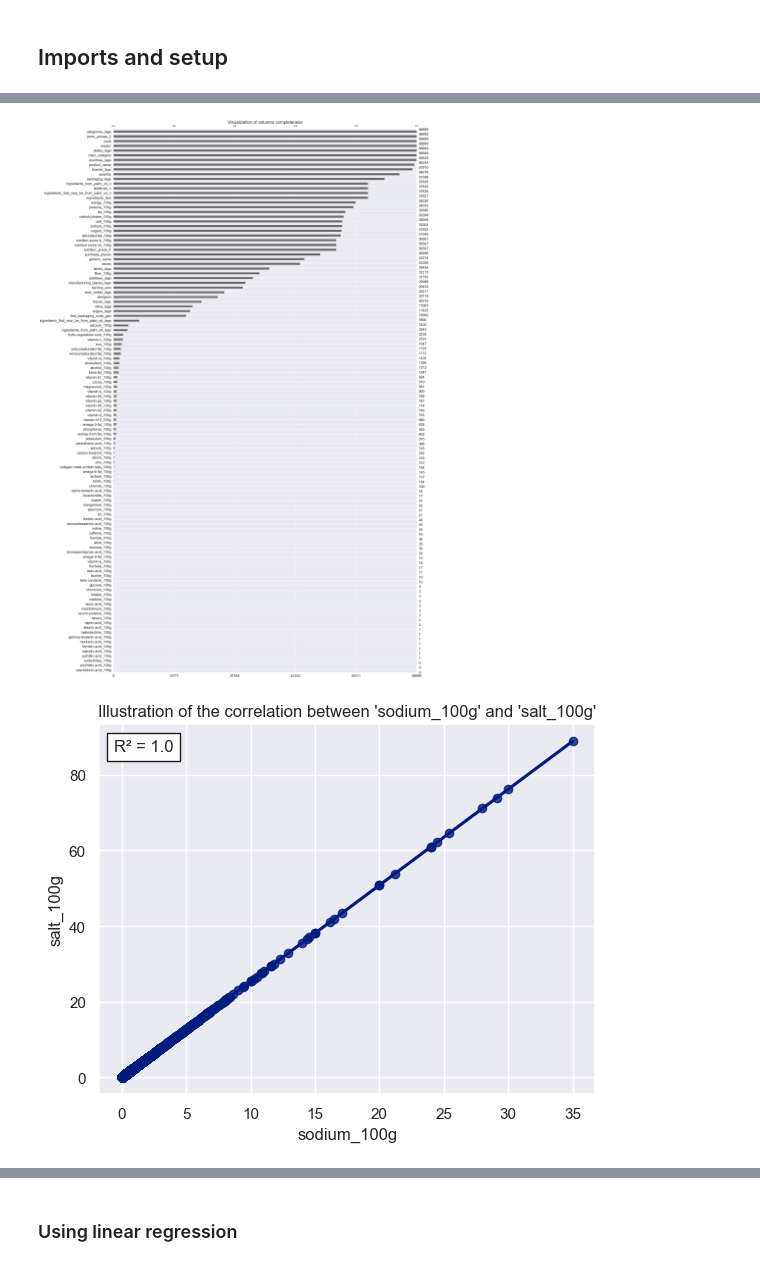
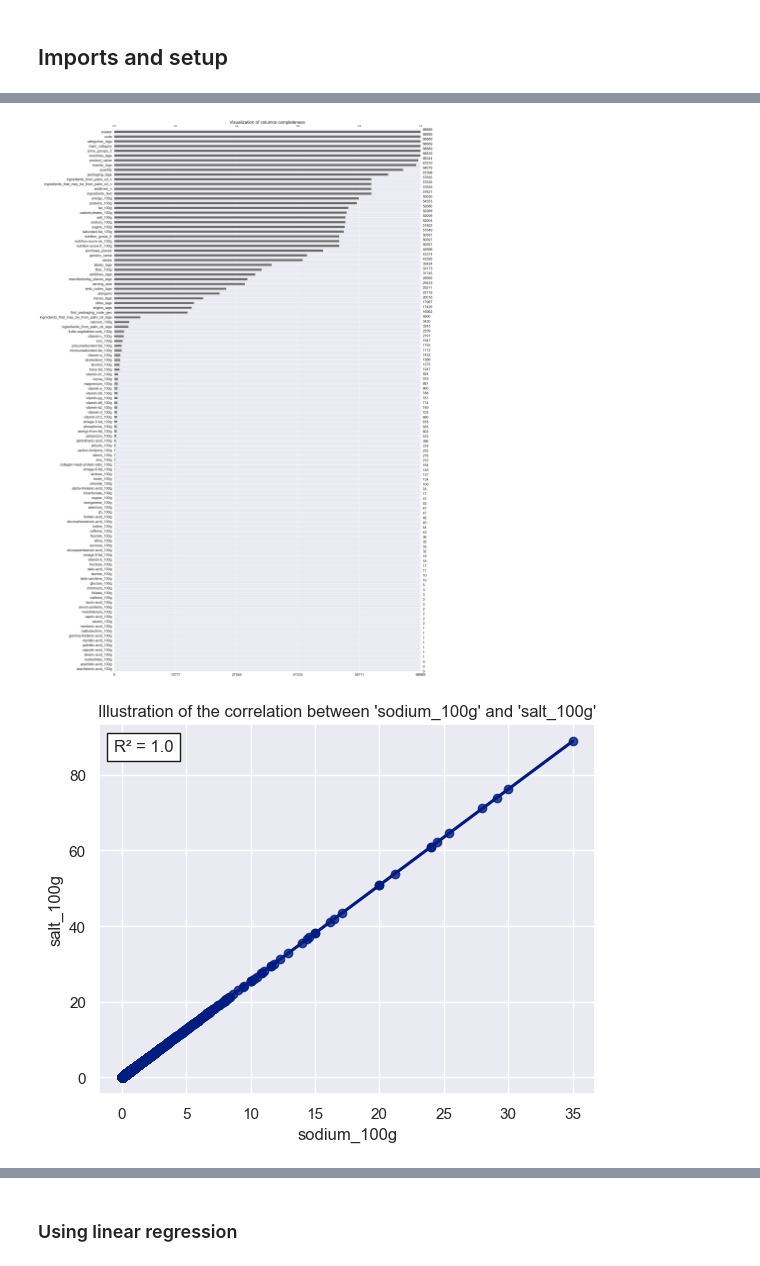
Before and after one commit to Unipto/DS_3, a Jupyter notebook: Preparez_des_donnees_pour_un_organisme_de_sante_publiques_CARRE_MAXIME/CARRE_MAXIME_1_notebook_test.ipynb, the cells around one changed output, grey strips where cells are left out. Drawn from its saved outputs; the diff is of its cells as text; code cells hidden in the pictures.

```diff
--- a/Preparez_des_donnees_pour_un_organisme_de_sante_publiques_CARRE_MAXIME/CARRE_MAXIME_1_notebook_test.ipynb
+++ b/Preparez_des_donnees_pour_un_organisme_de_sante_publiques_CARRE_MAXIME/CARRE_MAXIME_1_notebook_test.ipynb
@@ -267,7 +338,7 @@ products_object_columns = products_object_columns.dropna(axis='columns', how='al
 
 products_object_columns = find_hidden_missing_values(df=products_object_columns, standardize=True, print_result=False, impute_nan=True)
 
-# Replace objsct columns with the new object columns (with hiddent null values imputed as NaN)
+# Replace object columns with the new object columns (with hidden null values imputed as NaN)
 products[products_object_columns.columns] = products_object_columns
 
 products.drop(columns="additives", inplace=True)
@@ -322,7 +393,7 @@ def filter_to_keep_relevant_features(df: pd.DataFrame, target:str, visualize:boo
     features_data = filtered_products.drop(columns=target)
 
     # Define columns that will be irrelevant no matter what target is choosen.
-    always_irrelevant_columns = ["url", "last_modified_datetime", "last_modified_t", "created_datetime", "created_t", "image_url"]
+    always_irrelevant_columns = ["url", "last_modified_datetime", "last_modified_t", "created_datetime", "created_t", "image_url", "states_tags"]
 
     features_data.drop(columns=always_irrelevant_columns, inplace=True)
 
@@ -339,22 +410,6 @@ def filter_to_keep_relevant_features(df: pd.DataFrame, target:str, visualize:boo
 filtered_data = filter_to_keep_relevant_features(df=products, target="pnns_groups_1", visualize=True)
 test=filtered_data.copy()
 
-def formatString(s:str):
-    s = s.replace('-', ' ')
-    s = s.strip()
-    match = re.match(r'\w{2}:(.*)', s)
-    if match:
-        s = match.group(1)
-    match = re.match(r'\w{2}:(.*)', s)
-    if match:
-        s = match.group(1)
-    return s.lower()
-
-def translateString(s:str):
-    translator = Translator(user_agent = "DS_3_bis")
-    s = translator.translate(s).text
-    print(s)
-    return s
 
 raw_individual_countries = filtered_data["countries_tags"].dropna().str.split(',').explode().unique()
 countries_df = pd.DataFrame({'initial':raw_individual_countries}, columns=["initial", "formatted", "suggestions"])
@@ -453,39 +508,54 @@ def formatCountry(s:str, translator:Translator=translator):
     return np.nan
 
 
-countries_df = pd.read_csv('countries_mapping_suggestions.csv', sep= ';')
+countries_df = pd.read_csv('mapping/countries_tags.csv', sep= ';')
 
-countries_df.loc[countries_df["initial"] == "en:soviet-union", 'formatted'] = "Russia"
-countries_df.loc[countries_df["initial"] == "other-العراق", 'formatted'] = "Iraq"
-countries_df.loc[countries_df["initial"] == "en:gulf-countries", 'formatted'] = "United Arab Emirates"
-countries_df.loc[countries_df["initial"] == "en:republique-de-chine", 'formatted'] = "China"
-countries_df.loc[countries_df["initial"] == "other-turquie", 'formatted'] = "Turkey"
+def complete_countries_mapping(df:pd.DataFrame):
+    df.loc[df["initial"] == "en:soviet-union", 'formatted'] = "Russia"
+    df.loc[df["initial"] == "other-العراق", 'formatted'] = "Iraq"
+    df.loc[df["initial"] == "en:gulf-countries", 'formatted'] = "United Arab Emirates"
+    df.loc[df["initial"] == "en:republique-de-chine", 'formatted'] = "China"
+    df.loc[df["initial"] == "other-turquie", 'formatted'] = "Turkey"
 
-united_kingdom = ["es:nagy-britannia", "fr:nagy-britannia"]
-countries_df.loc[countries_df["initial"].isin(united_kingdom), 'formatted'] = "United Kingdom"
+    united_kingdom = ["es:nagy-britannia", "fr:nagy-britannia"]
+    df.loc[df["initial"].isin(united_kingdom), 'formatted'] = "United Kingdom"
 
-japan = ["other-japon", "en:other-日本", "other-日本"]
-countries_df.loc[countries_df["initial"].isin(japan), 'formatted'] = "Japan"
+    japan = ["other-japon", "en:other-日本", "other-日本"]
+    df.loc[df["initial"].isin(japan), 'formatted'] = "Japan"
 
-france = ["fr:bourgogne-aube-nogent-sur-seine", "fr:bouches-du-rhone", "fr:77-provins"]
-countries_df.loc[countries_df["initial"].isin(france), 'formatted'] = "France"
+    france = ["fr:bourgogne-aube-nogent-sur-seine", "fr:bouches-du-rhone", "fr:77-provins"]
+    df.loc[df["initial"].isin(france), 'formatted'] = "France"
 
-# Add "World" option
-world = ["en:world", "en:worldwide", "de:weltweit", "en:global-market", "en:all-over-the-world"]
-countries_df.loc[countries_df["initial"].isin(world), 'formatted'] = "World"
+    # Add "World" option
+    world = ["en:world", "en:worldwide", "de:weltweit", "en:global-market", "en:all-over-the-world"]
+    df.loc[df["initial"].isin(world), 'formatted'] = "World"
 
-# Add "Europe" option
-europe = ["en:european-union"]
-countries_df.loc[countries_df["initial"].isin(europe), 'formatted'] = "Europe"
+    # Add "Europe" option
+    europe = ["en:european-union"]
+    df.loc[df["initial"].isin(europe), 'formatted'] = "Europe"
 
-# Set remaining NaN values to empty string
-countries_df.loc[countries_df["formatted"].isna(), 'formatted'] = ""
+    # Set remaining NaN values to empty string
+    df.loc[df["formatted"].isna(), 'formatted'] = ""
 
-mapping_dict = countries_df.set_index('initial')['formatted'].to_dict()
+    return df
 
-initial_values = [v.split(',')  if isinstance(v, str) else [np.nan] for v in filtered_data['countries_tags']]
 
-filtered_data['countries_tags'] = [','.join([mapping_dict[v] for v in values]) if isinstance(values[0], str) else np.nan for values in initial_values]
+def map_values_list_like_col(series:pd.Series, mapping_filename:str, special_treatment:Optional[list[Callable]]=None):
+    df = pd.read_csv(mapping_filename, sep=';')
+    assert ('initial' in df) and ('formatted' in df)
+    for f in special_treatment:
+        df = f(df)
+
+    mapping_dict = df.set_index('initial')['formatted'].to_dict()
+
+    initial_values = [v.split(',')  if isinstance(v, str) else [np.nan] for v in series]
+
+    mapped_series = [','.join([mapping_dict[v] for v in values]) if isinstance(values[0], str) else np.nan for values in initial_values]
+
+    return mapped_series
+
+
+filtered_data['countries_tags'] = map_values_list_like_col(series=filtered_data['countries_tags'], mapping_filename='mapping/countries_tags.csv', special_treatment=[complete_countries_mapping])
 
 filtered_data_info = get_df_variables_info(filtered_data)
 
@@ -681,17 +751,17 @@ This DataFrame has 68886 rows and 29 columns.
 No correlated features found for target 'additives_n'.
 No correlated features found for target 'ingredients_from_palm_oil_n'.
 No correlated features found for target 'ingredients_that_may_be_from_palm_oil_n'.
 No correlated features found for target 'energy_100g'.
 No correlated features found for target 'fat_100g'.
 No correlated features found for target 'saturated-fat_100g'.
 No correlated features found for target 'carbohydrates_100g'.
 No correlated features found for target 'sugars_100g'.
 No correlated features found for target 'proteins_100g'.
 1 values of target 'salt_100g' can be predicted using features 'sodium_100g'.
 3 values of target 'sodium_100g' can be predicted using features 'salt_100g'.
 11988 values of target 'nutrition-score-fr_100g' can be predicted using features 'nutrition-score-uk_100g'.
 No value of target 'nutrition-score-uk_100g' can be predicted using features 'nutrition-score-fr_100g'.
-[figure, old version]
+[figure, new version]
 [figure]
 [figure]
 [figure]
```
Also changed, not shown: parts of 23 cells of this notebook, 2 other files.
